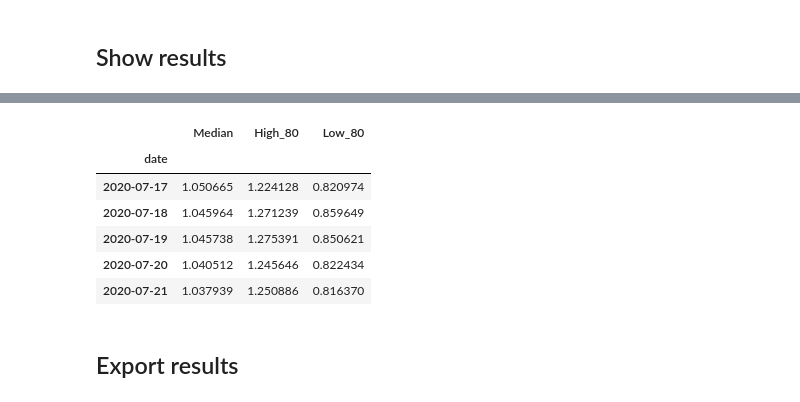
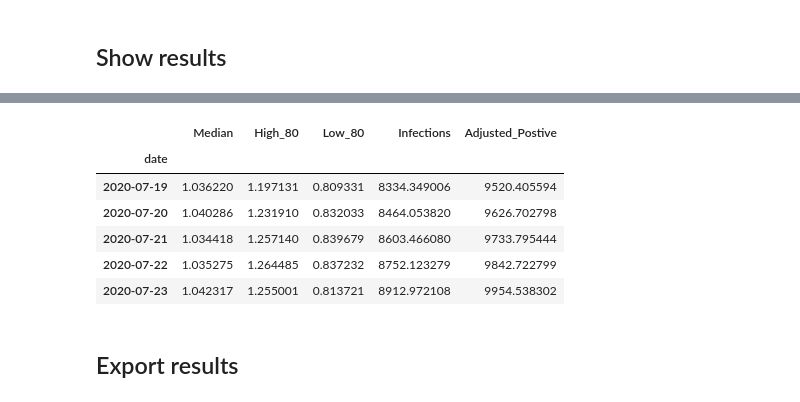
Before and after one commit to dsfsi/covid19za, a Jupyter notebook: notebooks/covid-model/rtlive-model-za.ipynb, the cells around one changed output, grey strips where cells are left out. Saved outputs shown, nothing was run; the diff lists cells and outputs as text; code cells hidden in the pictures.

Commit message:
Rt mcmc results update

```diff
--- a/notebooks/covid-model/rtlive-model-za.ipynb
+++ b/notebooks/covid-model/rtlive-model-za.ipynb
@@ -334,15 +334,15 @@ plot_rt()
 # %%
-export_results = result[['median','upper_80','lower_80']]
-export_results = export_results.rename(columns={'median':'Median','upper_80':'High_80','lower_80':'Low_80'})
+export_results = result[['median','upper_80','lower_80','infections','test_adjusted_positive']]
+export_results = export_results.rename(columns={'median':'Median','upper_80':'High_80','lower_80':'Low_80','infections':'Infections','test_adjusted_positive':'Adjusted_Postive'})
 export_results.tail()
 # %% [output]
-|  | Median | High_80 | Low_80 |
-| date |  |  |  |
-| 2020-07-17 | 1.050665 | 1.224128 | 0.820974 |
-| 2020-07-18 | 1.045964 | 1.271239 | 0.859649 |
-| 2020-07-19 | 1.045738 | 1.275391 | 0.850621 |
-| 2020-07-20 | 1.040512 | 1.245646 | 0.822434 |
-| 2020-07-21 | 1.037939 | 1.250886 | 0.816370 |
+|  | Median | High_80 | Low_80 | Infections | Adjusted_Postive |
+| date |  |  |  |  |  |
+| 2020-07-19 | 1.036220 | 1.197131 | 0.809331 | 8334.349006 | 9520.405594 |
+| 2020-07-20 | 1.040286 | 1.231910 | 0.832033 | 8464.053820 | 9626.702798 |
+| 2020-07-21 | 1.034418 | 1.257140 | 0.839679 | 8603.466080 | 9733.795444 |
+| 2020-07-22 | 1.035275 | 1.264485 | 0.837232 | 8752.123279 | 9842.722799 |
+| 2020-07-23 | 1.042317 | 1.255001 | 0.813721 | 8912.972108 | 9954.538302 |
 # %% [markdown]
 ## Export results
 # %%
```
Also changed, not shown: parts of 14 cells of this notebook, 1 other file.
